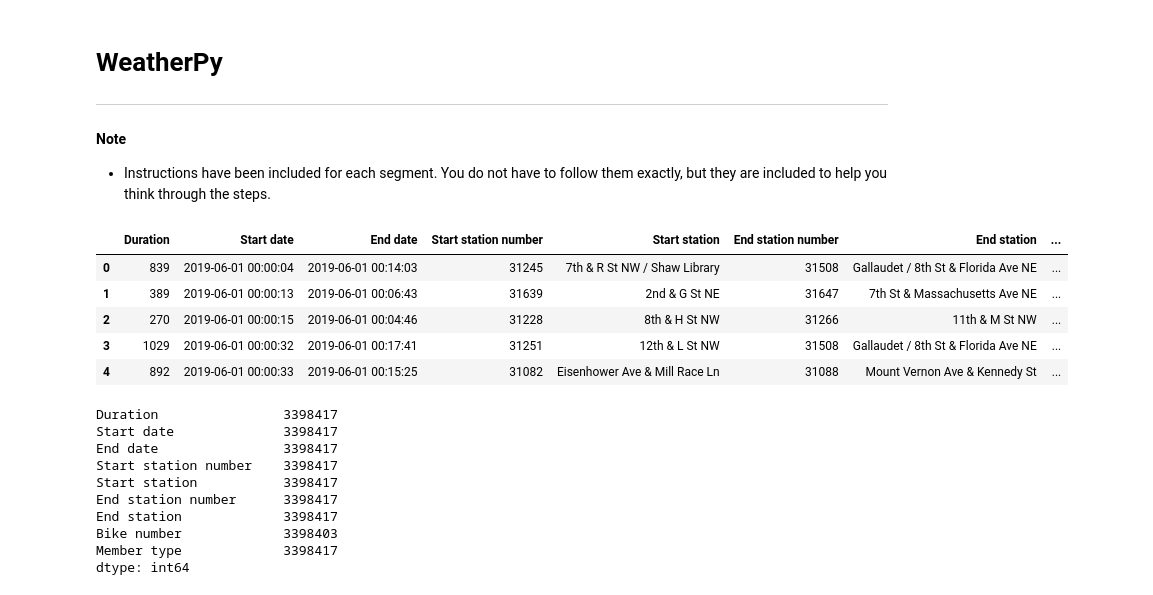
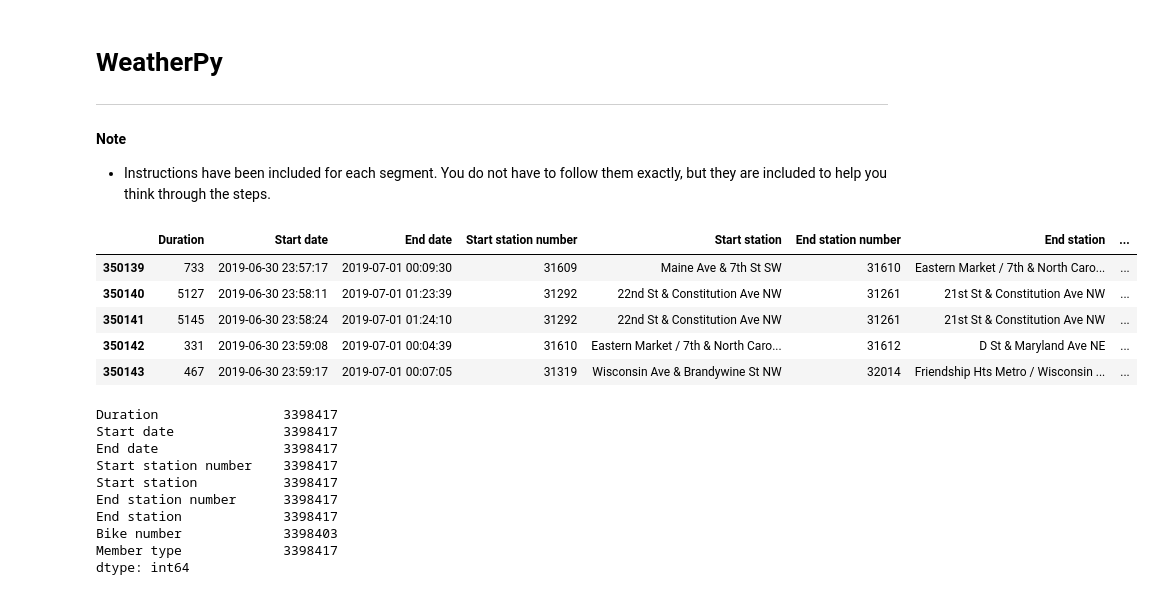
Before and after one commit to digantpatel87/Project1D2, a Jupyter notebook: Code/Project1D2.ipynb, the cells around one changed output. Saved outputs shown, nothing was run; the diff lists cells and outputs as text; code cells hidden in the pictures.

```diff
--- a/Code/Project1D2.ipynb
+++ b/Code/Project1D2.ipynb
@@ -46,14 +46,14 @@ CapitalBike201910_df = pd.read_csv(CapitalBike201910)
 CapitalBike201911_df = pd.read_csv(CapitalBike201911)
 CapitalBike201912_df = pd.read_csv(CapitalBike201912)
 # %%
-CapitalBike201906_df.head()
+CapitalBike201906_df.tail()
 # %% [output]
 |  | Duration | Start date | End date | Start station number | Start station | End station number | End station | ... |
-| 0 | 839 | 2019-06-01 00:00:04 | 2019-06-01 00:14:03 | 31245 | 7th & R St NW / Shaw Library | 31508 | Gallaudet / 8th St & Florida Ave NE | ... |
-| 1 | 389 | 2019-06-01 00:00:13 | 2019-06-01 00:06:43 | 31639 | 2nd & G St NE | 31647 | 7th St & Massachusetts Ave NE | ... |
-| 2 | 270 | 2019-06-01 00:00:15 | 2019-06-01 00:04:46 | 31228 | 8th & H St NW | 31266 | 11th & M St NW | ... |
-| 3 | 1029 | 2019-06-01 00:00:32 | 2019-06-01 00:17:41 | 31251 | 12th & L St NW | 31508 | Gallaudet / 8th St & Florida Ave NE | ... |
-| 4 | 892 | 2019-06-01 00:00:33 | 2019-06-01 00:15:25 | 31082 | Eisenhower Ave & Mill Race Ln | 31088 | Mount Vernon Ave & Kennedy St | ... |
+| 350139 | 733 | 2019-06-30 23:57:17 | 2019-07-01 00:09:30 | 31609 | Maine Ave & 7th St SW | 31610 | Eastern Market / 7th & North Caro... | ... |
+| 350140 | 5127 | 2019-06-30 23:58:11 | 2019-07-01 01:23:39 | 31292 | 22nd St & Constitution Ave NW | 31261 | 21st St & Constitution Ave NW | ... |
+| 350141 | 5145 | 2019-06-30 23:58:24 | 2019-07-01 01:24:10 | 31292 | 22nd St & Constitution Ave NW | 31261 | 21st St & Constitution Ave NW | ... |
+| 350142 | 331 | 2019-06-30 23:59:08 | 2019-07-01 00:04:39 | 31610 | Eastern Market / 7th & North Caro... | 31612 | D St & Maryland Ave NE | ... |
+| 350143 | 467 | 2019-06-30 23:59:17 | 2019-07-01 00:07:05 | 31319 | Wisconsin Ave & Brandywine St NW | 32014 | Friendship Hts Metro / Wisconsin ... | ... |
 # %%
 combined_2019_df = pd.concat([CapitalBike201901_df, CapitalBike201902_df,CapitalBike201903_df,CapitalBike201904_df, CapitalBike201905_df, CapitalBike201906_df,CapitalBike201907_df,CapitalBike201908_df,CapitalBike201909_df,CapitalBike201910_df,CapitalBike201911_df,CapitalBike201912_df], ignore_index=True)
 # %%
```
Also changed, not shown: parts of 8 cells of this notebook.
